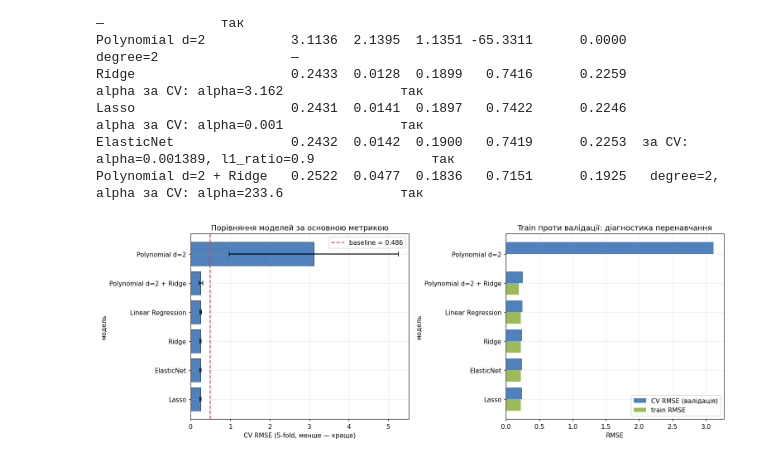
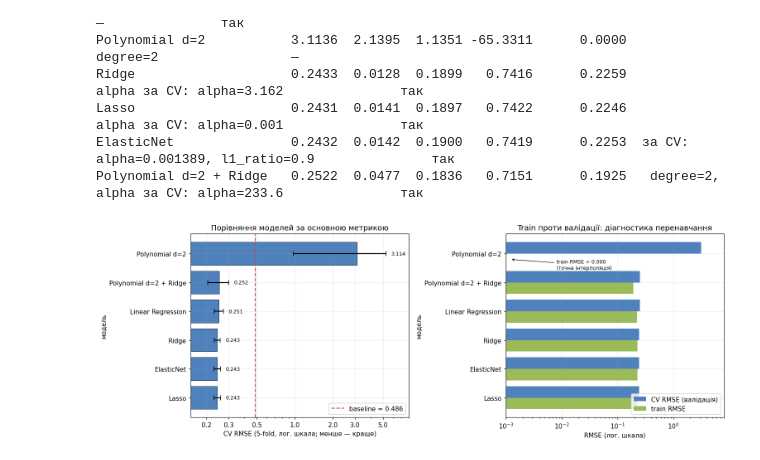
Before and after one commit to solomiiakovalchuk/machineLearning, a Jupyter notebook: lab01/notebook/lab01.ipynb, the cells around one changed output. Drawn from its saved outputs; the diff is of its cells as text; code cells hidden in the pictures.

```diff
--- a/lab01/notebook/lab01.ipynb
+++ b/lab01/notebook/lab01.ipynb
@@ -524,30 +524,45 @@ Polynomial d=2 + Ridge   0.2522  0.0477  0.1836   0.7151      0.1925   degree=2,
 # %%
 order = res.drop(index="Baseline (mean)").sort_values("CV RMSE")
 fig, axes = plt.subplots(1, 2, figsize=(14, 5))
 
+# Логарифмічна шкала: RMSE перенавченого поліному на порядок більший за решту,
+# на лінійній шкалі всі інші моделі злилися б в одну смугу.
 ax = axes[0]
 ax.barh(order.index, order["CV RMSE"], xerr=order["CV std"], capsize=4,
         color="#4f81bd", edgecolor="black", linewidth=0.5)
 ax.axvline(res.loc["Baseline (mean)", "CV RMSE"], color="#c0504d", linestyle="--",
            label=f"baseline = {res.loc['Baseline (mean)', 'CV RMSE']:.3f}")
-ax.set_xlabel("CV RMSE (5-fold, менше — краще)")
+ax.set_xscale("log")
+ax.set_xlim(0.15, 8)
+for i, (name, v) in enumerate(order["CV RMSE"].items()):
+    ax.text((v + order["CV std"].iloc[i]) * 1.10, i, f"{v:.3f}", va="center", fontsize=8)
+ax.set_xticks([0.2, 0.3, 0.5, 1, 2, 3, 5])
+ax.get_xaxis().set_major_formatter(plt.matplotlib.ticker.ScalarFormatter())
+ax.set_xlabel("CV RMSE (5-fold, лог. шкала; менше — краще)")
 ax.set_ylabel("модель")
 ax.set_title("Порівняння моделей за основною метрикою")
-ax.legend()
+ax.legend(loc="lower right")
 
 ax = axes[1]
 idx = np.arange(len(order))
 ax.barh(idx + 0.2, order["CV RMSE"], height=0.4, color="#4f81bd", label="CV RMSE (валідація)")
-ax.barh(idx - 0.2, order["train RMSE"], height=0.4, color="#9bbb59", label="train RMSE")
+ax.barh(idx - 0.2, order["train RMSE"].clip(lower=1e-3), height=0.4,
+        color="#9bbb59", label="train RMSE")
+ax.set_xscale("log")
+ax.set_xlim(1e-3, 8)
 ax.set_yticks(idx)
 ax.set_yticklabels(order.index)
-ax.set_xlabel("RMSE")
+ax.set_xlabel("RMSE (лог. шкала)")
 ax.set_ylabel("модель")
 ax.set_title("Train проти валідації: діагностика перенавчання")
-ax.legend()
+poly_i = list(order.index).index("Polynomial d=2")
+ax.annotate("train RMSE = 0.000\n(точна інтерполяція)", xy=(1.2e-3, poly_i - 0.2),
+            xytext=(0.008, poly_i - 0.55), fontsize=8,
+            arrowprops=dict(arrowstyle="->", linewidth=0.8))
+ax.legend(loc="lower right")
 
 fig.tight_layout()
 fig.savefig(FIG / "02_cv_model_comparison.png")
 plt.show()
 # %% [output]
-[figure, old version]
+[figure, new version]
```
Also changed, not shown: 1 other file.
